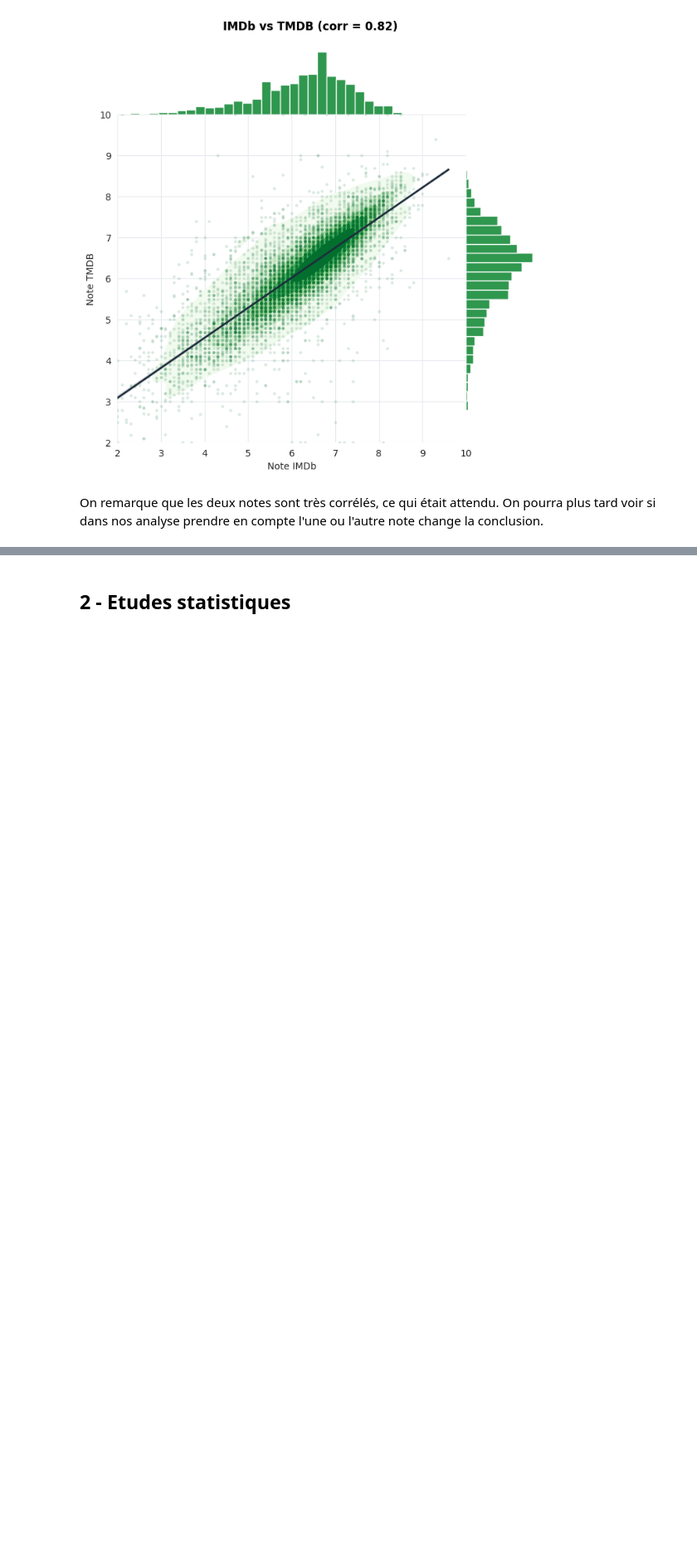
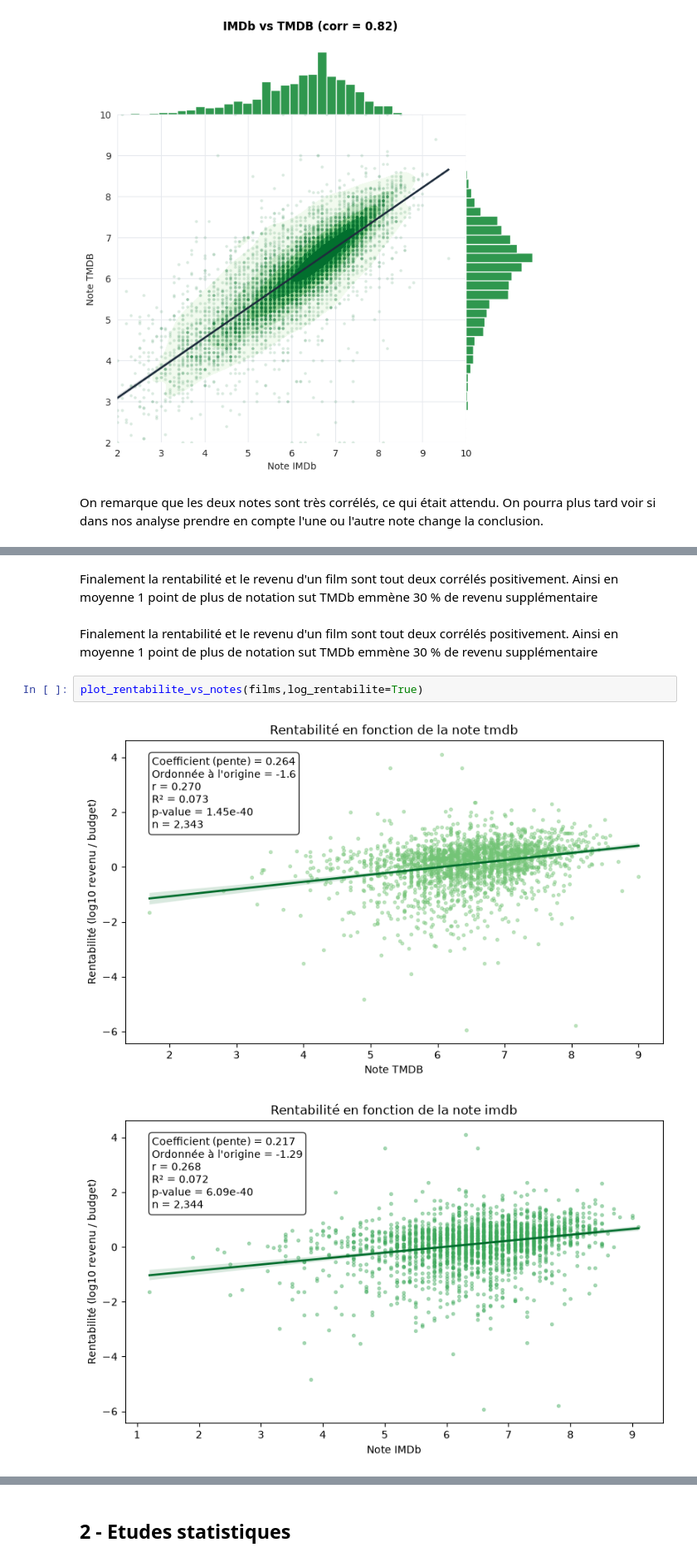
Before and after one commit to arcaShuirorp/python_DS_2A, a Jupyter notebook: synthese.ipynb, the cells around one changed output, grey strips where cells are left out. Shown at 83% size. Drawn from its saved outputs; the diff is of its cells as text; blank space fills up the shorter version.

```diff
--- a/synthese.ipynb
+++ b/synthese.ipynb
@@ -47,0 +55,9 @@ On remarque que les deux notes sont très corrélés, ce qui était attendu. On
+# %% [markdown]
+Finalement la rentabilité et le revenu d'un film sont tout deux corrélés positivement. Ainsi en moyenne 1 point de plus de notation sut TMDb emmène 30 % de revenu supplémentaire
+# %% [markdown]
+Finalement la rentabilité et le revenu d'un film sont tout deux corrélés positivement. Ainsi en moyenne 1 point de plus de notation sut TMDb emmène 30 % de revenu supplémentaire
+# %%
+plot_rentabilite_vs_notes(films,log_rentabilite=True)
+# %% [output]
+[figure, added]
+[figure, added]
```
Also changed, not shown: parts of 3 cells of this notebook, 1 other file.
